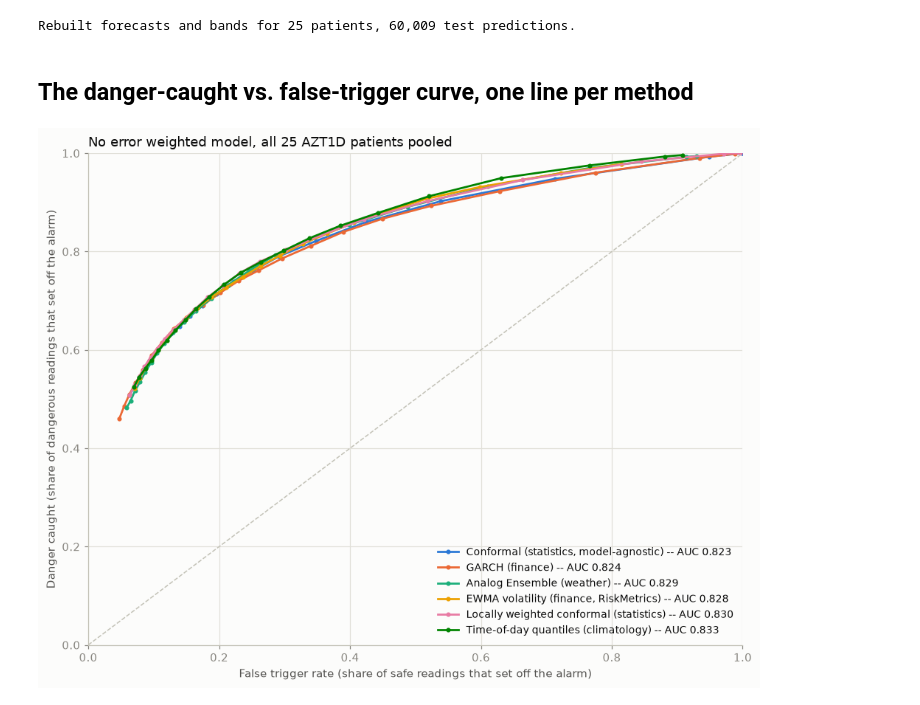
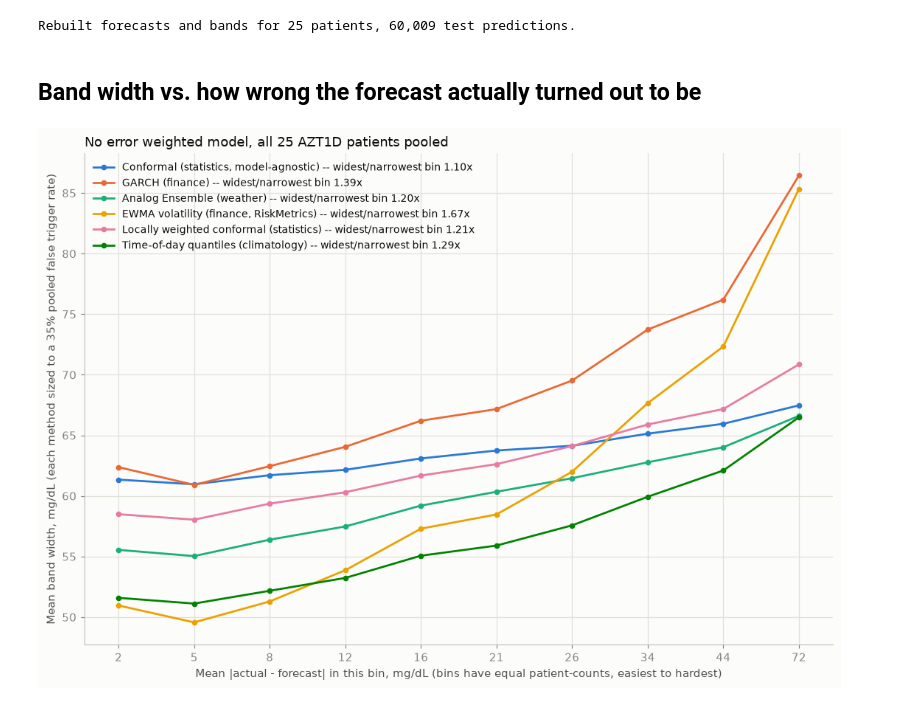
Before and after one commit to TomerWeissman/azt1d-analysis, a Jupyter notebook: notebooks_2/04_more_uncertainty_methods.ipynb, the cells around one changed output. Saved outputs shown, nothing was run; the diff lists cells and outputs as text; code cells hidden in the pictures.

```diff
--- a/notebooks_2/04_more_uncertainty_methods.ipynb
+++ b/notebooks_2/04_more_uncertainty_methods.ipynb
@@ -30,7 +30,7 @@ METHOD_LABELS = {
 df = loading.load_real_dataset(PROJECT_ROOT / "data" / "raw", PROJECT_ROOT / "data" / "processed")
 subject_ids = sorted(int(s) for s in df["subject_id"].unique())
 
-engines, actuals, max_gap = {}, {}, 0.0
+engines, actuals, frames, max_gap = {}, {}, {}, 0.0
 for sid in subject_ids:
     res = ckpt.load_result(CKPT_DIR, sid)
     df_subject = df[df["subject_id"] == sid].reset_index(drop=True)
@@ -38,35 +38,49 @@ for sid in subject_ids:
     max_gap = max(max_gap, unc.matches_stored_predictions(test, res))
     engines[sid] = unc.BandEngine(val, test)
     actuals[sid] = test.actual
+    frames[sid] = test
 
 assert max_gap < 0.05, "rebuilt predictions do not match the checkpoints"
 actual_all = np.concatenate([actuals[s] for s in subject_ids])
 print(f"Rebuilt forecasts and bands for {len(subject_ids)} patients, {len(actual_all):,} test predictions.")
 # %% [output]
 Rebuilt forecasts and bands for 25 patients, 60,009 test predictions.
-# %% [markdown]
-## The danger-caught vs. false-trigger curve, one line per method
-# %%
-def pooled_bands(method, level):
-    los, his = zip(*(engines[s].bands(method, level) for s in subject_ids))
-    return np.concatenate(los), np.concatenate(his)
-
-
-fig, ax = plt.subplots(figsize=(9, 7))
-for method, color in zip(unc.ALL_METHODS, plotting.CATEGORICAL):
-    curve = [unc.trigger_metrics(actual_all, *pooled_bands(method, lv)) for lv in unc.DEFAULT_AUC_LEVELS]
-    x = [c["false_trigger_rate"] for c in curve]
-    y = [c["danger_caught"] for c in curve]
-    auc = np.trapezoid([0.0] + y + [1.0], [0.0] + x + [1.0])
-    ax.plot(x, y, color=color, linewidth=1.8, marker="o", markersize=3, label=f"{METHOD_LABELS[method]} -- AUC {auc:.3f}")
-ax.plot([0, 1], [0, 1], color=plotting.BASELINE, linewidth=1, linestyle="--")
-ax.set_xlabel("False trigger rate (share of safe readings that set off the alarm)")
-ax.set_ylabel("Danger caught (share of dangerous readings that set off the alarm)")
-ax.set_xlim(0, 1)
-ax.set_ylim(0, 1)
-ax.legend(frameon=False, loc="lower right", fontsize=9)
-ax.set_title("No error weighted model, all 25 AZT1D patients pooled", loc="left")
-fig.tight_layout()
-plt.show()
-# %% [output]
-[figure, removed]
+# %% [markdown]
+## Band width vs. how wrong the forecast actually turned out to be
+# %%
+# The alarm trade-off curve (danger caught vs. false triggers) turns out nearly identical for all
+# six methods -- expected, since it is driven mostly by the point forecast's own error distribution,
+# which every method shares. The real question a band answers is sharper: does its width actually
+# know, ahead of time, when the forecast is about to be badly wrong? All six bands are put on equal
+# footing first (each sized to a 35% pooled false trigger rate, same as notebooks_2/01), then every
+# test prediction is grouped by how large its eventual error turned out to be, and each method's
+# average band width is plotted against that. A flat line means the method hands out the same size
+# band whether the forecast is about to be right or badly wrong. A rising line means it saw it coming.
+def pooled_bands(method, level):
+    los, his = zip(*(engines[s].bands(method, level) for s in subject_ids))
+    return np.concatenate(los), np.concatenate(his)
+
+
+abs_err_all = np.concatenate([np.abs(frames[s].resid) for s in subject_ids])
+N_BINS = 10
+bin_id = pd.qcut(abs_err_all, N_BINS, labels=False)
+bin_center = pd.Series(abs_err_all).groupby(bin_id).mean()
+
+fig, ax = plt.subplots(figsize=(10, 7))
+for method, color in zip(unc.ALL_METHODS, plotting.CATEGORICAL):
+    level = unc.level_for_false_trigger_rate(engines, actuals, method, 0.35)
+    lo, hi = pooled_bands(method, level)
+    width_by_bin = pd.Series(hi - lo).groupby(bin_id).mean()
+    ratio = width_by_bin.iloc[-1] / width_by_bin.iloc[0]
+    ax.plot(range(N_BINS), width_by_bin.values, color=color, linewidth=1.8, marker="o", markersize=4,
+             label=f"{METHOD_LABELS[method]} -- widest/narrowest bin {ratio:.2f}x")
+ax.set_xticks(range(N_BINS))
+ax.set_xticklabels([f"{v:.0f}" for v in bin_center.values])
+ax.set_xlabel("Mean |actual - forecast| in this bin, mg/dL (bins have equal patient-counts, easiest to hardest)")
+ax.set_ylabel("Mean band width, mg/dL (each method sized to a 35% pooled false trigger rate)")
+ax.legend(frameon=False, loc="upper left", fontsize=9)
+ax.set_title("No error weighted model, all 25 AZT1D patients pooled", loc="left")
+fig.tight_layout()
+plt.show()
+# %% [output]
+[figure, added]
```
Also changed, not shown: 1 other file.
